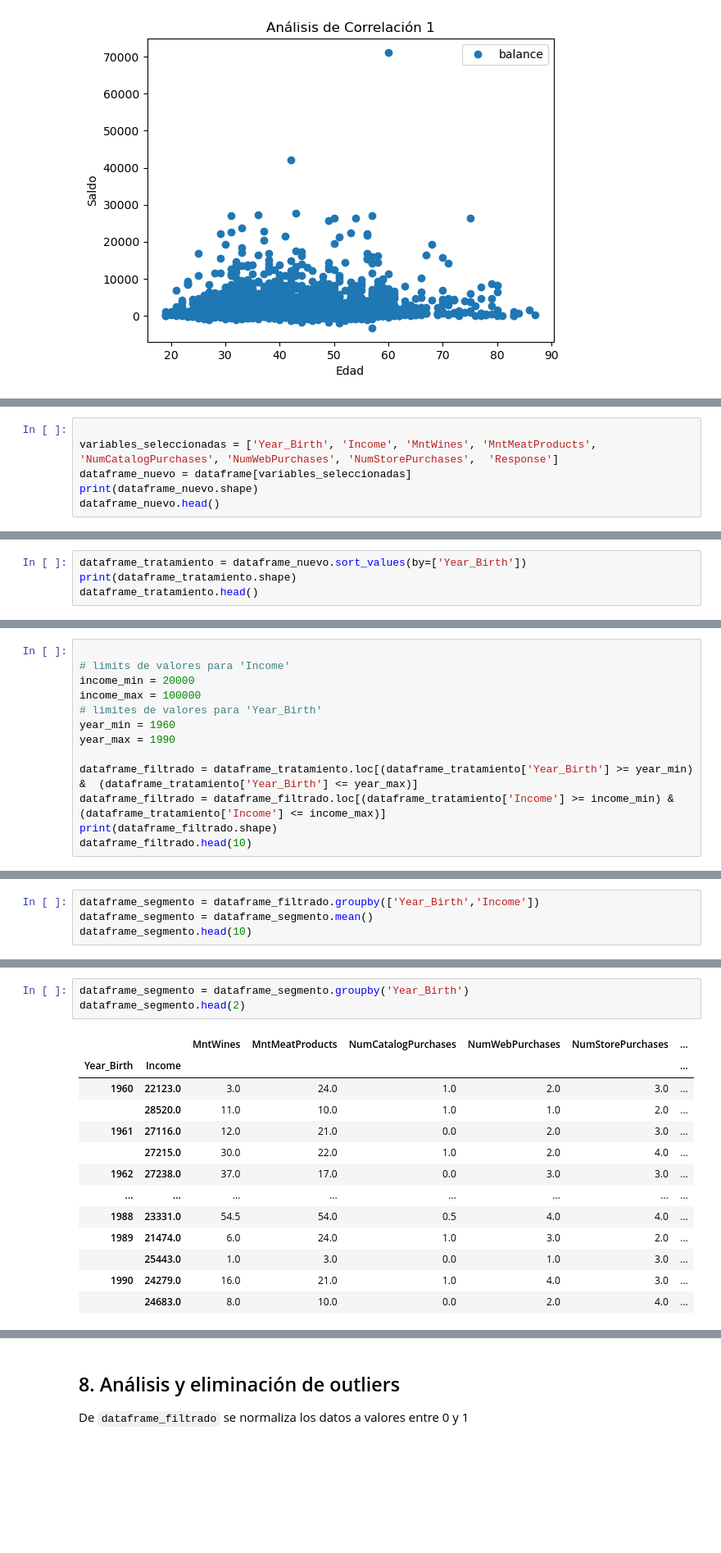
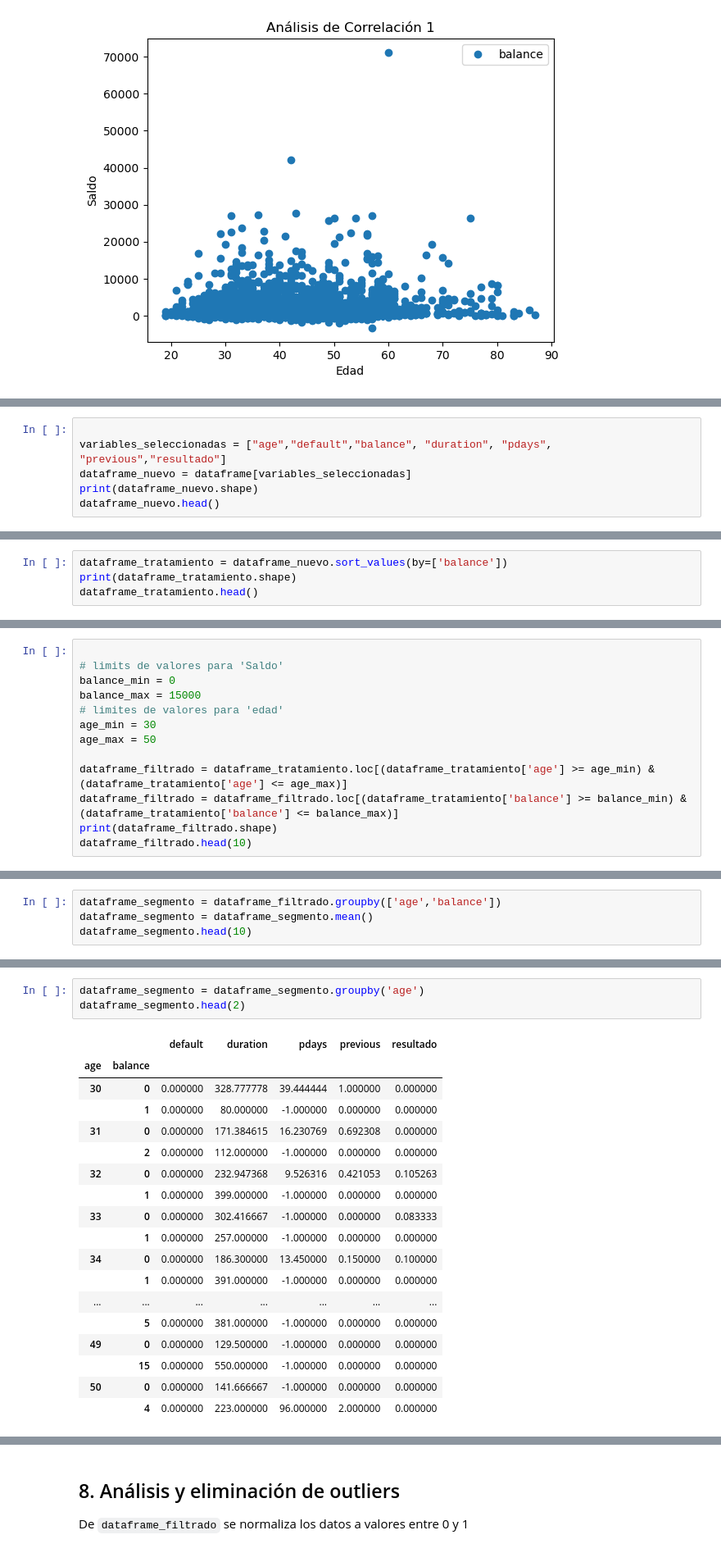
Before and after one commit to juandtap/IA_practica_01, a Jupyter notebook: practica_1_analisis_exploratorio_de_datos.ipynb, the cells around one changed output, grey strips where cells are left out. Shown at 82% size. Saved outputs shown, nothing was run; the diff lists cells and outputs as text; blank space fills up the shorter version.

```diff
--- a/practica_1_analisis_exploratorio_de_datos.ipynb
+++ b/practica_1_analisis_exploratorio_de_datos.ipynb
@@ -453,6 +598,6 @@ Selección de variables según el análisis de correlación
 # %%
 
-variables_seleccionadas = ['Year_Birth', 'Income', 'MntWines', 'MntMeatProducts', 'NumCatalogPurchases', 'NumWebPurchases', 'NumStorePurchases',  'Response']
+variables_seleccionadas = ["age","default","balance", "duration", "pdays", "previous","resultado"]
 dataframe_nuevo = dataframe[variables_seleccionadas]
 print(dataframe_nuevo.shape)
 dataframe_nuevo.head()
@@ -471,5 +616,5 @@ Se ordena el nuevo dataframe por la variable Year_Birth (Año Nacimiento)
 # %%
-dataframe_tratamiento = dataframe_nuevo.sort_values(by=['Year_Birth'])
+dataframe_tratamiento = dataframe_nuevo.sort_values(by=['balance'])
 print(dataframe_tratamiento.shape)
 dataframe_tratamiento.head()
 # %% [output]
@@ -486,15 +631,15 @@ dataframe_tratamiento.head()
 para los valores maximos y minimos de las variables se toma como referencia el grafico de correlacion 1 (2 variables)
 # %%
 
-# limits de valores para 'Income'
-income_min = 20000
-income_max = 100000
-# limites de valores para 'Year_Birth'
-year_min = 1960
-year_max = 1990
+# limits de valores para 'Saldo'
+balance_min = 0
+balance_max = 15000
+# limites de valores para 'edad'
+age_min = 30
+age_max = 50
 
-dataframe_filtrado = dataframe_tratamiento.loc[(dataframe_tratamiento['Year_Birth'] >= year_min) &  (dataframe_tratamiento['Year_Birth'] <= year_max)]
-dataframe_filtrado = dataframe_filtrado.loc[(dataframe_tratamiento['Income'] >= income_min) &  (dataframe_tratamiento['Income'] <= income_max)]
+dataframe_filtrado = dataframe_tratamiento.loc[(dataframe_tratamiento['age'] >= age_min) &  (dataframe_tratamiento['age'] <= age_max)]
+dataframe_filtrado = dataframe_filtrado.loc[(dataframe_tratamiento['balance'] >= balance_min) &  (dataframe_tratamiento['balance'] <= balance_max)]
 print(dataframe_filtrado.shape)
 dataframe_filtrado.head(10)
 # %% [output]
@@ -516,5 +661,5 @@ se agrupa por estas dos ultimas variables (Year_Birth , Income)
 # %%
-dataframe_segmento = dataframe_filtrado.groupby(['Year_Birth','Income'])
+dataframe_segmento = dataframe_filtrado.groupby(['age','balance'])
 dataframe_segmento = dataframe_segmento.mean()
 dataframe_segmento.head(10)
 # %% [output]
@@ -535,17 +680,22 @@ Se agrupa solo con una variable 'Year_Birth' (Año nacimiento)
 # %%
-dataframe_segmento = dataframe_segmento.groupby('Year_Birth')
+dataframe_segmento = dataframe_segmento.groupby('age')
 dataframe_segmento.head(2)
 # %% [output]
-|  |  | MntWines | MntMeatProducts | NumCatalogPurchases | NumWebPurchases | NumStorePurchases | ... |
-| Year_Birth | Income |  |  |  |  |  | ... |
-| 1960 | 22123.0 | 3.0 | 24.0 | 1.0 | 2.0 | 3.0 | ... |
-|  | 28520.0 | 11.0 | 10.0 | 1.0 | 1.0 | 2.0 | ... |
-| 1961 | 27116.0 | 12.0 | 21.0 | 0.0 | 2.0 | 3.0 | ... |
-|  | 27215.0 | 30.0 | 22.0 | 1.0 | 2.0 | 4.0 | ... |
-| 1962 | 27238.0 | 37.0 | 17.0 | 0.0 | 3.0 | 3.0 | ... |
-| ... | ... | ... | ... | ... | ... | ... | ... |
-| 1988 | 23331.0 | 54.5 | 54.0 | 0.5 | 4.0 | 4.0 | ... |
-| 1989 | 21474.0 | 6.0 | 24.0 | 1.0 | 3.0 | 2.0 | ... |
-|  | 25443.0 | 1.0 | 3.0 | 0.0 | 1.0 | 3.0 | ... |
-| 1990 | 24279.0 | 16.0 | 21.0 | 1.0 | 4.0 | 3.0 | ... |
-|  | 24683.0 | 8.0 | 10.0 | 0.0 | 2.0 | 4.0 | ... |
+|  |  | default | duration | pdays | previous | resultado |
+| age | balance |  |  |  |  |  |
+| 30 | 0 | 0.000000 | 328.777778 | 39.444444 | 1.000000 | 0.000000 |
+|  | 1 | 0.000000 | 80.000000 | -1.000000 | 0.000000 | 0.000000 |
+| 31 | 0 | 0.000000 | 171.384615 | 16.230769 | 0.692308 | 0.000000 |
+|  | 2 | 0.000000 | 112.000000 | -1.000000 | 0.000000 | 0.000000 |
+| 32 | 0 | 0.000000 | 232.947368 | 9.526316 | 0.421053 | 0.105263 |
+|  | 1 | 0.000000 | 399.000000 | -1.000000 | 0.000000 | 0.000000 |
+| 33 | 0 | 0.000000 | 302.416667 | -1.000000 | 0.000000 | 0.083333 |
+|  | 1 | 0.000000 | 257.000000 | -1.000000 | 0.000000 | 0.000000 |
+| 34 | 0 | 0.000000 | 186.300000 | 13.450000 | 0.150000 | 0.100000 |
+|  | 1 | 0.000000 | 391.000000 | -1.000000 | 0.000000 | 0.000000 |
+| ... | ... | ... | ... | ... | ... | ... |
+|  | 5 | 0.000000 | 381.000000 | -1.000000 | 0.000000 | 0.000000 |
+| 49 | 0 | 0.000000 | 129.500000 | -1.000000 | 0.000000 | 0.000000 |
+|  | 15 | 0.000000 | 550.000000 | -1.000000 | 0.000000 | 0.000000 |
+| 50 | 0 | 0.000000 | 141.666667 | -1.000000 | 0.000000 | 0.000000 |
+|  | 4 | 0.000000 | 223.000000 | 96.000000 | 2.000000 | 0.000000 |
```
Also changed, not shown: parts of 61 cells of this notebook.
